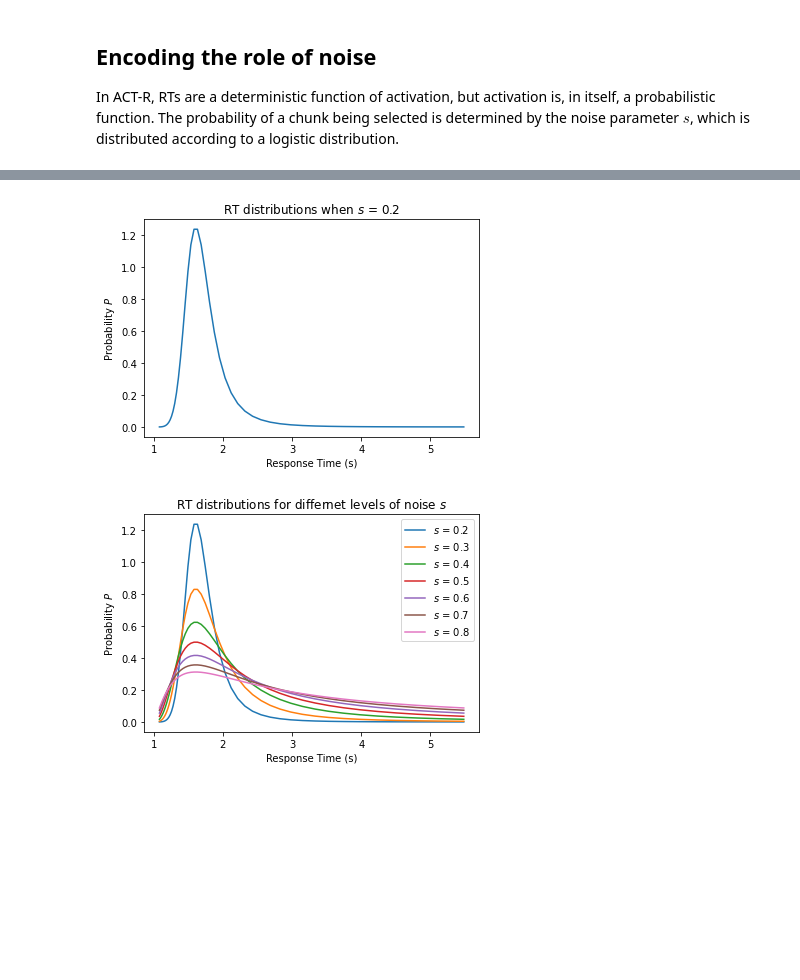
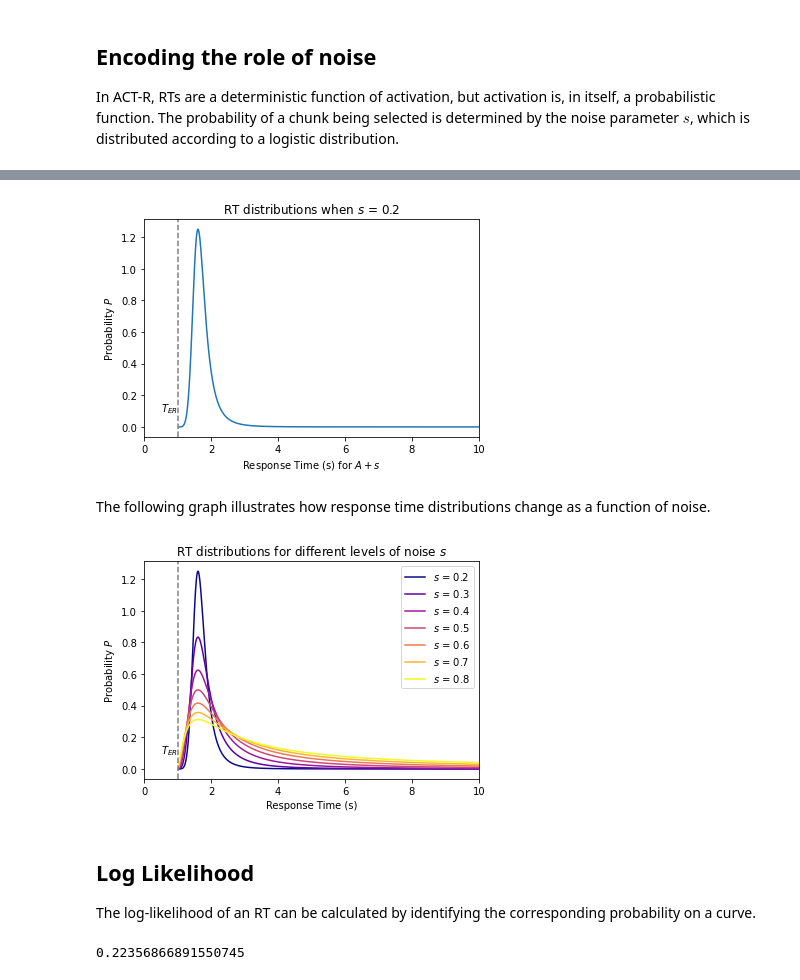
Before and after one commit to UWCCDL/Bridget, a Jupyter notebook: LL/rts.ipynb, the cells around one changed output, grey strips where cells are left out. Cells and saved outputs as stored; diff of their text form; code cells hidden in the pictures; blank space fills up the shorter version.

```diff
--- a/LL/rts.ipynb
+++ b/LL/rts.ipynb
@@ -17,7 +17,7 @@ def responsetime(activation, ter=1, F=1, f=1):
 
 In ACT-R, RTs are a deterministic function of activation, but activation is, in itself, a probabilistic function. The probability of a chunk being selected is determined by the noise parameter $s$, which is distributed according to a logistic distribution.
 # %%
-noise = np.linspace(-2, 2)
+noise = np.linspace(-3, 3, 1000)
 dist = sp.stats.logistic(0, 0.2)
 plt.plot(noise, dist.pdf(noise))
 plt.xlabel("Noise $s$")
@@ -34,21 +48,42 @@ For each value of
 # %%
 rts = [responsetime(0.5 - x) for x in noise]
 plt.plot(rts, dist.pdf(noise))
-plt.xlabel("Response Time (s)")
+plt.xlabel("Response Time (s) for $A + s$")
 plt.ylabel("Probability $P$")
+plt.xlim(0, 10)
+plt.axvline(x=1, color="grey", linestyle="dashed")
+plt.text(1, 0.1, "$T_{ER}$", horizontalalignment="right")
 plt.title("RT distributions when $s$ = 0.2")
 plt.show()
 # %% [output]
-[figure, old version]
+[figure, new version]
+# %% [markdown]
+The following graph illustrates how response time distributions change as a function of noise.
 # %%
-for s in np.linspace(0.2, 0.8, 7):
+cols = plt.cm.plasma(np.linspace(0, 1, 7))
+for i, s in enumerate(np.linspace(0.2, 0.8, 7)):
     dist = sp.stats.logistic(0, s)
     rts = [responsetime(0.5 - x) for x in noise]
-    plt.plot(rts, dist.pdf(noise))
+    plt.plot(rts, dist.pdf(noise), color=cols[i])
 plt.legend(["$s$ = %.1f" % (x,) for x in np.linspace(0.2, 0.8, 7)])
 plt.xlabel("Response Time (s)")
 plt.ylabel("Probability $P$")
-plt.title("RT distributions for differnet levels of noise $s$")
+plt.xlim(0,10)
+plt.axvline(x=1, color="grey", linestyle="dashed")
+plt.text(1, 0.1, "$T_{ER}$", horizontalalignment="right")
+plt.title("RT distributions for different levels of noise $s$")
 plt.show()
 # %% [output]
-[figure, old version]
+[figure, new version]
+# %% [markdown]
+## Log Likelihood
+
+The log-likelihood of an RT can be calculated by identifying the corresponding probability on a curve.
+# %%
+norm = np.sum(dist.pdf(noise))
+rt = 2.568
+approx_rt, approx_noise = [(rts[i], noise[i])  for i in range(len(rts)) if rts[i] > rt][0]
+approx_prob = dist.pdf(approx_noise)
+print(approx_prob)
+# %% [output]
+0.22356866891550745
```
Also changed, not shown: parts of 5 cells of this notebook.
